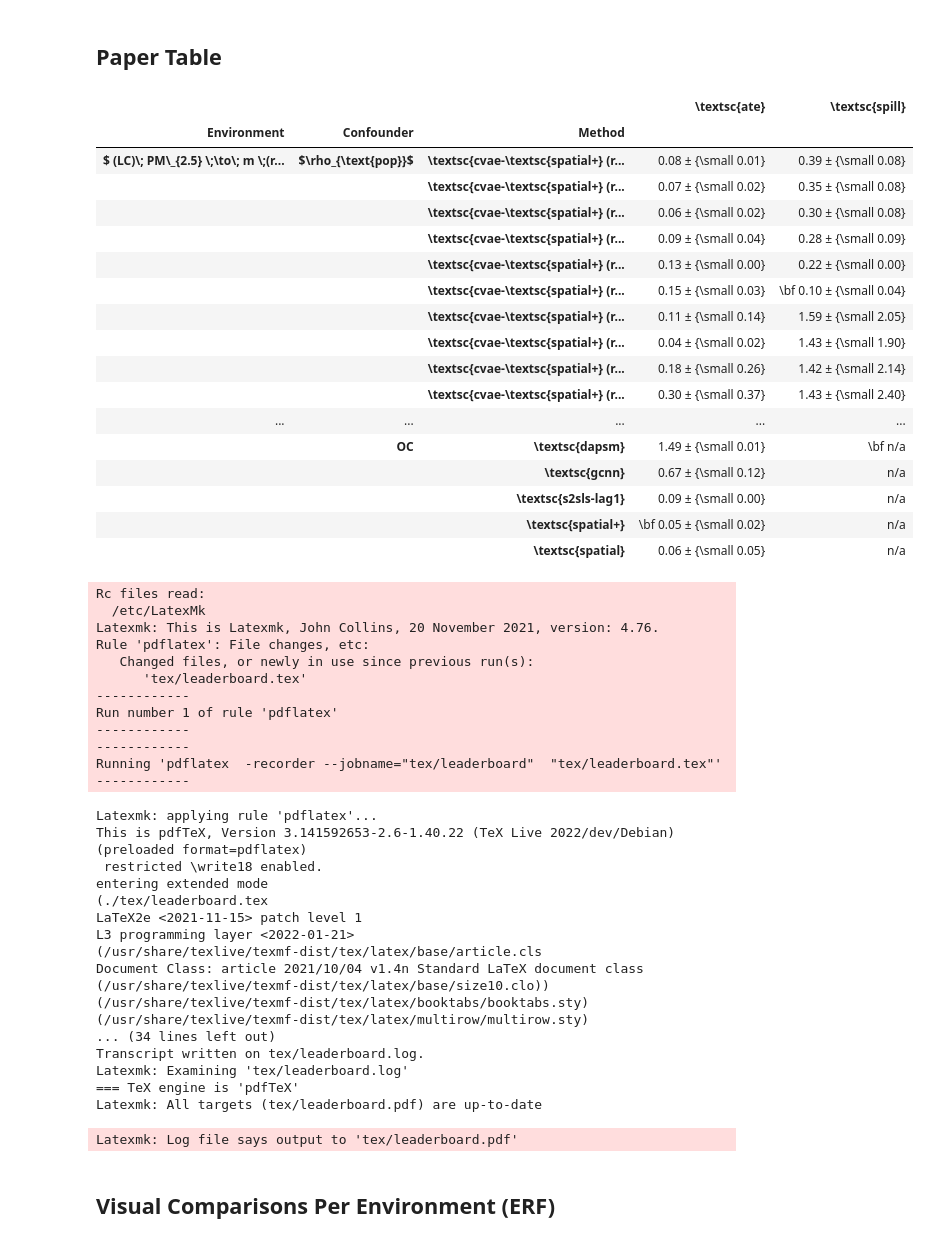
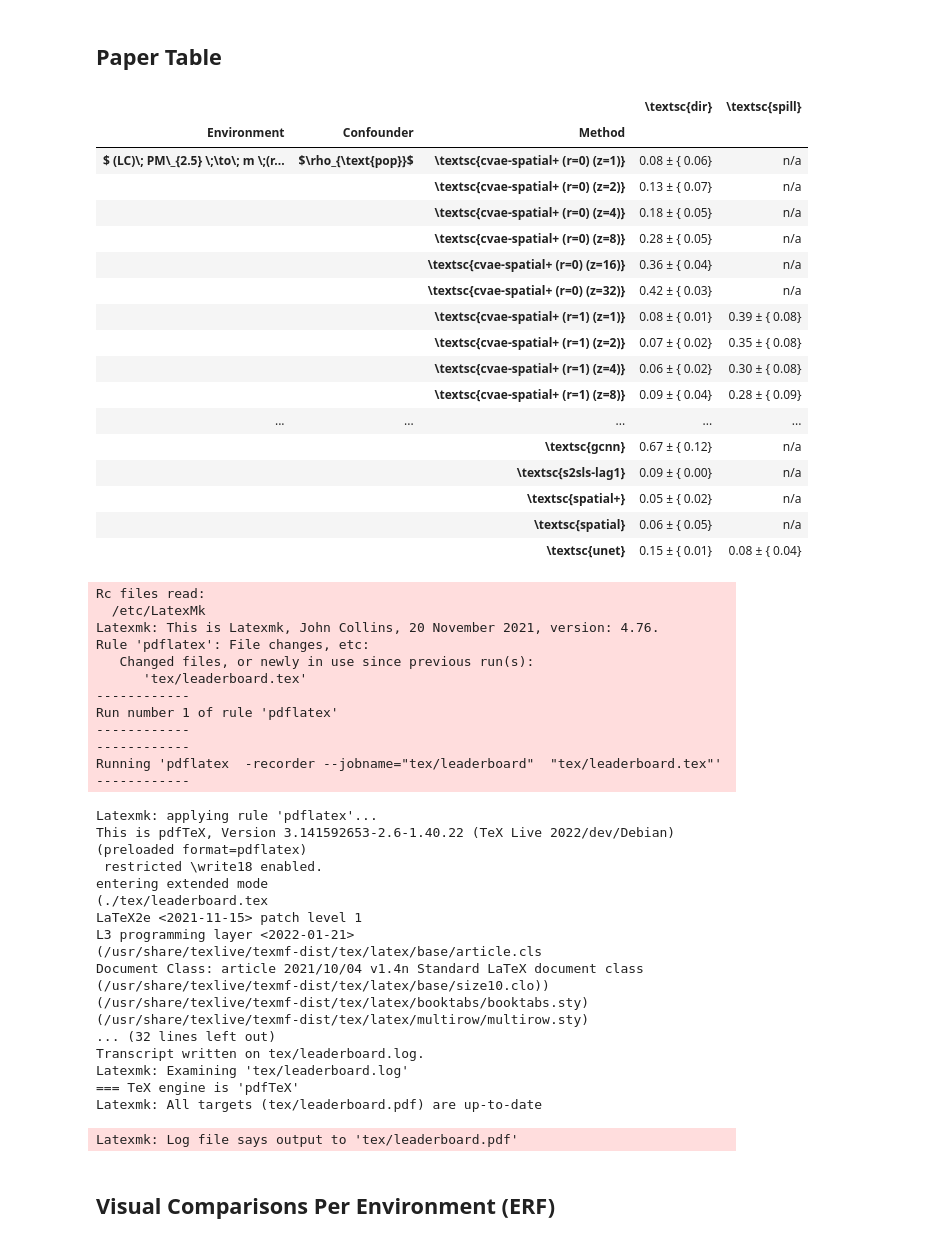
Before and after one commit to moprescu/Spatial-CI, a Jupyter notebook: benchmarks/leaderboard-Copy1.ipynb, the cells around one changed output. Cells and saved outputs as stored; diff of their text form; code cells hidden in the pictures.

Commit message:
added unet benchmark

```diff
--- a/benchmarks/leaderboard-Copy1.ipynb
+++ b/benchmarks/leaderboard-Copy1.ipynb
@@ -25,13 +25,18 @@ algomap = {
     "s2sls-lag1": "\\textsc{s2sls-lag1}",
     # "s2sls-lag2": "\\textsc{s2sls-lag2}",
     # "xgboost": "\\textsc{xgboost}",
+    "unet": "\\textsc{unet}",
+}
+
+deconfoundermap = {
+    "spatialplus": "spatial+",
     "unet": "unet",
 }
 
 for head in ["unet", "spatialplus"]:
     for r in [0, 1, 2]:
         for l in [2, 4, 8, 16, 32, 64]:
-            algomap[f"deconfounder_r{r}_{head}_{l}"] = f"\\textsc{{cvae-{algomap[head]} (r={r}) (l={l//2})}}"
+            algomap[f"deconfounder_r{r}_{head}_{l}"] = f"\\textsc{{cvae-{deconfoundermap[head]} (r={r}) (z={l//2})}}"
 
 envmap = {
     "pm25grid_rad1_so4_pm_disc": r"$ (LC)\; SO\_{4} \;\to\; PM\_{2.5}\; (r=1) $",
@@ -94,5 +99,6 @@ results = (
     .assign(conf_imp_level=["high" if x > conf_imp_thrsh else "low" for x in results["confounding_importance"]])
 )
 results = results.fillna(value=np.nan)
+results.loc[results['algo'].str.contains(r'\(r=0\)', na=False), 'spill'] = np.nan
 results.head()
 # %% [output]
@@ -126,12 +132,21 @@ Text(0.5, 0.98, 'Distribution of smoothness and confounding scores')
 ## Paper Table
 # %%
 def bold_best(x):
+    x = x.copy()
     cols = x.columns[-2:]
+
     for col in cols:
         v = x[col]
-        i = np.argmin(v.values)
-        x[col].iloc[i] = "\\bf " + v.iloc[i]
+        min_val = v.min()
+        # Get all indices where value equals minimum
+        min_indices = np.where(v == min_val)[0]
+
+        # Bold all minimum values
+        for idx in min_indices:
+            x[col].iloc[idx] = "\\bf " + str(v.iloc[idx])
+
     return x
+
 
 
 def normalize_count(x):
@@ -148,7 +163,7 @@ def pm(x):
     ci = np.nanstd(x) / np.sqrt(n) * 1.96
     if np.isnan(m):
         return np.nan
-    return f"{m:.2f} ± " + "{\\small " + f"{ci:.2f}" + "}"
+    return f"{m:.2f} ± " + "{ " + f"{ci:.2f}" + "}"
 
 def extract_algo_sort_key(algo_name):
     import re
@@ -166,7 +181,7 @@ def extract_algo_sort_key(algo_name):
             params[param.strip()] = value.strip()
 
     # Create sort key: (base_name, r_value, l_value, ...)
-    return (base_name, params.get('r', 0), params.get('l', 0))
+    return (base_name, params.get('r', 0), params.get('z', 0))
 
 
 binary_total = (
@@ -177,52 +192,52 @@ binary_total = (
     .rename_axis(index=["Environment", "Confounder", "Method"])
     .reset_index()
     .assign(sort_key=lambda df: df["Method"].apply(extract_algo_sort_key))
     .sort_values(["Environment", "Confounder", "sort_key"])
     .drop("sort_key", axis=1)
     .groupby(["Environment", "Confounder"], group_keys=False)
     .apply(bold_best)
     .set_index(["Environment", "Confounder", "Method"])
 )
 
 # binary_total = (
 #     results[results.binary]
 #     .groupby(["env", "miss", "algo"])
 #     .agg( bin_ate=("ate", pm), bin_ite=("spill", pm))
 #     .fillna("n/a")
 #     .rename_axis(index=["Environment", "Confounder", "Method"])
 #     .reset_index()
 #     .groupby(["Environment", "Confounder"], group_keys=False)
 #     .apply(bold_best)
 #     # .groupby(["Smoothness", "Confounding"], group_keys=False)
 #     # .apply(normalize_count)
 #     .set_index(["Environment", "Confounder", "Method"])
 # )
 
 
 # # outer join
 fin = binary_total
 fin.fillna("n/a", inplace=True)
-fin.columns = ["\\textsc{ate}", "\\textsc{spill}"]
+fin.columns = ["\\textsc{dir}", "\\textsc{spill}"]
 fin
 # %% [output]
-|  |  |  | \textsc{ate} | \textsc{spill} |
+|  |  |  | \textsc{dir} | \textsc{spill} |
 | Environment | Confounder | Method |  |  |
-| $ (LC)\; PM\_{2.5} \;\to\; m \;(r... | $\rho_{\text{pop}}$ | \textsc{cvae-\textsc{spatial+} (r... | 0.08 ± {\small 0.01} | 0.39 ± {\small 0.08} |
-|  |  | \textsc{cvae-\textsc{spatial+} (r... | 0.07 ± {\small 0.02} | 0.35 ± {\small 0.08} |
-|  |  | \textsc{cvae-\textsc{spatial+} (r... | 0.06 ± {\small 0.02} | 0.30 ± {\small 0.08} |
-|  |  | \textsc{cvae-\textsc{spatial+} (r... | 0.09 ± {\small 0.04} | 0.28 ± {\small 0.09} |
-|  |  | \textsc{cvae-\textsc{spatial+} (r... | 0.13 ± {\small 0.00} | 0.22 ± {\small 0.00} |
-|  |  | \textsc{cvae-\textsc{spatial+} (r... | 0.15 ± {\small 0.03} | \bf 0.10 ± {\small 0.04} |
-|  |  | \textsc{cvae-\textsc{spatial+} (r... | 0.11 ± {\small 0.14} | 1.59 ± {\small 2.05} |
-|  |  | \textsc{cvae-\textsc{spatial+} (r... | 0.04 ± {\small 0.02} | 1.43 ± {\small 1.90} |
-|  |  | \textsc{cvae-\textsc{spatial+} (r... | 0.18 ± {\small 0.26} | 1.42 ± {\small 2.14} |
-|  |  | \textsc{cvae-\textsc{spatial+} (r... | 0.30 ± {\small 0.37} | 1.43 ± {\small 2.40} |
+| $ (LC)\; PM\_{2.5} \;\to\; m \;(r... | $\rho_{\text{pop}}$ | \textsc{cvae-spatial+ (r=0) (z=1)} | 0.08 ± { 0.06} | n/a |
+|  |  | \textsc{cvae-spatial+ (r=0) (z=2)} | 0.13 ± { 0.07} | n/a |
+|  |  | \textsc{cvae-spatial+ (r=0) (z=4)} | 0.18 ± { 0.05} | n/a |
+|  |  | \textsc{cvae-spatial+ (r=0) (z=8)} | 0.28 ± { 0.05} | n/a |
+|  |  | \textsc{cvae-spatial+ (r=0) (z=16)} | 0.36 ± { 0.04} | n/a |
+|  |  | \textsc{cvae-spatial+ (r=0) (z=32)} | 0.42 ± { 0.03} | n/a |
+|  |  | \textsc{cvae-spatial+ (r=1) (z=1)} | 0.08 ± { 0.01} | 0.39 ± { 0.08} |
+|  |  | \textsc{cvae-spatial+ (r=1) (z=2)} | 0.07 ± { 0.02} | 0.35 ± { 0.08} |
+|  |  | \textsc{cvae-spatial+ (r=1) (z=4)} | 0.06 ± { 0.02} | 0.30 ± { 0.08} |
+|  |  | \textsc{cvae-spatial+ (r=1) (z=8)} | 0.09 ± { 0.04} | 0.28 ± { 0.09} |
 | ... | ... | ... | ... | ... |
-|  | OC | \textsc{dapsm} | 1.49 ± {\small 0.01} | \bf n/a |
-|  |  | \textsc{gcnn} | 0.67 ± {\small 0.12} | n/a |
-|  |  | \textsc{s2sls-lag1} | 0.09 ± {\small 0.00} | n/a |
-|  |  | \textsc{spatial+} | \bf 0.05 ± {\small 0.02} | n/a |
-|  |  | \textsc{spatial} | 0.06 ± {\small 0.05} | n/a |
+|  |  | \textsc{gcnn} | 0.67 ± { 0.12} | n/a |
+|  |  | \textsc{s2sls-lag1} | 0.09 ± { 0.00} | n/a |
+|  |  | \textsc{spatial+} | 0.05 ± { 0.02} | n/a |
+|  |  | \textsc{spatial} | 0.06 ± { 0.05} | n/a |
+|  |  | \textsc{unet} | 0.15 ± { 0.01} | 0.08 ± { 0.04} |
 # %%
 os.makedirs("tex", exist_ok=True)
 fin.to_latex("tex/leaderboard.tex", index=True, escape=False)
@@ -277,7 +292,7 @@ Document Class: article 2021/10/04 v1.4n Standard LaTeX document class
 (/usr/share/texlive/texmf-dist/tex/latex/base/size10.clo))
 (/usr/share/texlive/texmf-dist/tex/latex/booktabs/booktabs.sty)
 (/usr/share/texlive/texmf-dist/tex/latex/multirow/multirow.sty)
-... (34 lines left out)
+... (32 lines left out)
 Transcript written on tex/leaderboard.log.
 Latexmk: Examining 'tex/leaderboard.log'
 === TeX engine is 'pdfTeX'
```
Also changed, not shown: parts of 1 cell of this notebook, 28 other files.
